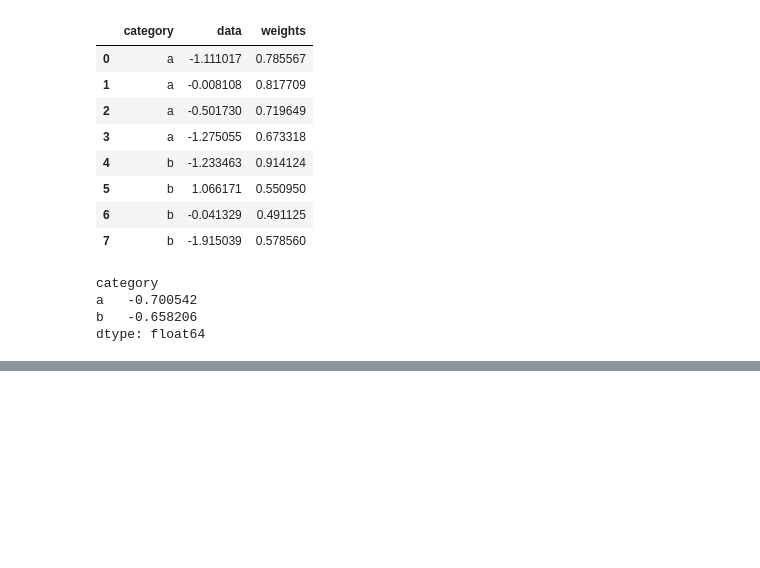
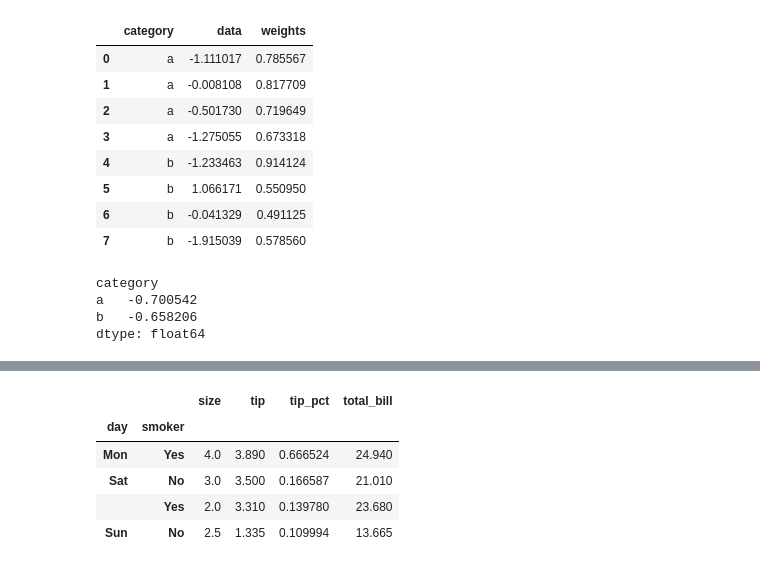
Before and after one commit to NinelieAimer/PythonLearning, a Jupyter notebook: analysisData/dataGrouping/dataGrouping.ipynb, the cells around one changed output, grey strips where cells are left out. Cells and saved outputs as stored; diff of their text form; code cells hidden in the pictures; blank space fills up the shorter version.

```diff
--- a/analysisData/dataGrouping/dataGrouping.ipynb
+++ b/analysisData/dataGrouping/dataGrouping.ipynb
@@ -728,0 +740,9 @@ def regress(data,yvars,xvars):
+# %%
+df.pivot_table(index=['day','smoker'])
+# %% [output]
+|  |  | size | tip | tip_pct | total_bill |
+| day | smoker |  |  |  |  |
+| Mon | Yes | 4.0 | 3.890 | 0.666524 | 24.940 |
+| Sat | No | 3.0 | 3.500 | 0.166587 | 21.010 |
+|  | Yes | 2.0 | 3.310 | 0.139780 | 23.680 |
+| Sun | No | 2.5 | 1.335 | 0.109994 | 13.665 |
```
Also changed, not shown: parts of 6 cells of this notebook, 5 other files.
